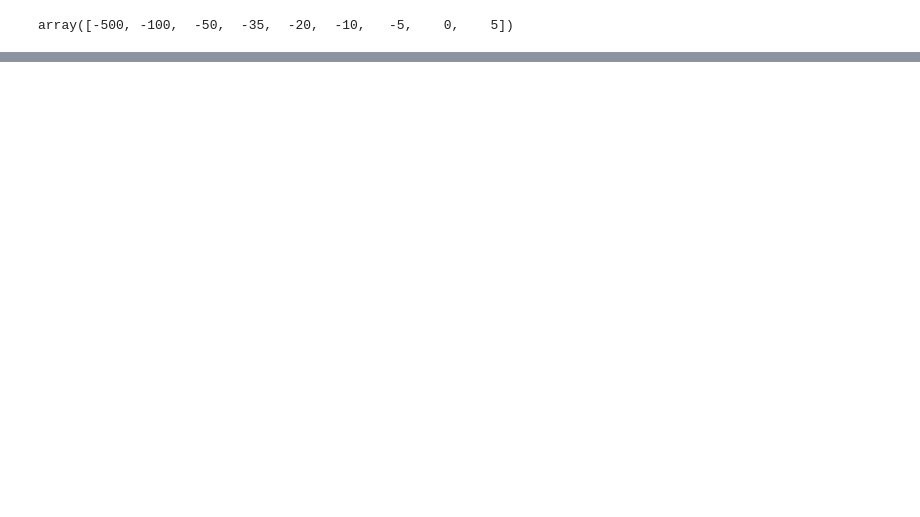
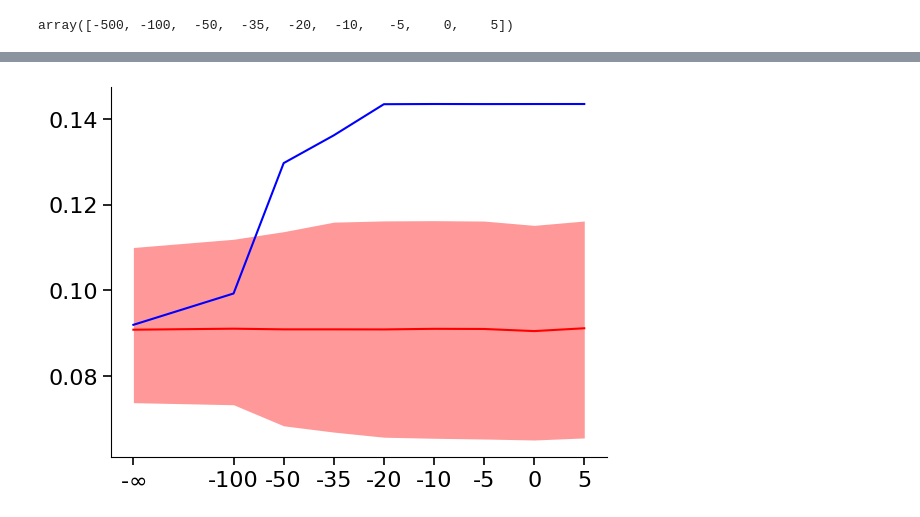
Before and after one commit to Ishita19801/multilaminar_sim, a Jupyter notebook: figures/plot_figure_02_snr.ipynb, the cells around one changed output, grey strips where cells are left out. Cells and saved outputs as stored; diff of their text form; code cells hidden in the pictures; blank space fills up the shorter version.

```diff
--- a/figures/plot_figure_02_snr.ipynb
+++ b/figures/plot_figure_02_snr.ipynb
@@ -359,13 +355,10 @@ for snr in snr_range:
     permuted_error = np.zeros(n_permutations)
     permuted_bias = np.zeros(n_permutations)
     for idx in range(n_permutations):
-        shuf_error = np.array([np.mean(shuffled_peak_error(i, ab=True) * layer_mpl[v_idx]) for v_idx, i in enumerate(matrices)])
-        shuf_error = np.mean(shuf_error, axis=-1)
-        permuted_error[idx] = shuf_error
-
-        shuf_bias = np.array([np.mean(shuffled_peak_error(i, ab=False) * layer_mpl[v_idx]) for v_idx, i in enumerate(matrices)])
-        shuf_bias = np.mean(shuf_bias, axis=-1)
-        permuted_bias[idx] = shuf_bias
+        v_idx=np.random.randint(len(matrices))
+        rand_mat=matrices[v_idx]
+        permuted_error[idx] = np.mean(shuffled_peak_error(rand_mat, ab=True) * layer_mpl[v_idx])
+        permuted_bias[idx] = np.mean(shuffled_peak_error(rand_mat, ab=False) * layer_mpl[v_idx])
 
     # Compute p-values
     p_value_error_mm = (np.sum(permuted_error < np.mean(error)) + 1) / (n_permutations + 1)
@@ -385,8 +378,8 @@ for snr in snr_range:
     bias_lines_mm.append(bias)
     error_res_mm.append([np.mean(error)] + error_95ci)
     bias_res_mm.append([np.mean(bias)] + bias_95ci)
-    shuf_error_res_mm.append([np.mean(shuf_error)] + error_95ci_shuf)
-    shuf_bias_res_mm.append([np.mean(shuf_bias)] + bias_95ci_shuf)
+    shuf_error_res_mm.append([np.mean(permuted_error)] + error_95ci_shuf)
+    shuf_bias_res_mm.append([np.mean(permuted_bias)] + bias_95ci_shuf)
     p_values_error_mm.append(p_value_error_mm)
     p_values_bias_mm.append(p_value_bias_mm)
     effect_sizes_error_mm.append(effect_size_error_mm)
@@ -544,0 +558,21 @@ array([-500, -100,  -50,  -35,  -20,  -10,   -5,    0,    5])
+# %%
+dds=np.zeros(len(snr_range))
+cwds=np.zeros(len(snr_range))
+for s_idx, snr in enumerate(snr_range):
+    matrices = np.array(snr_files.loc[snr_files.snr == snr].norm_matrix.values.tolist())
+    #matrices = np.array(annots_bin[snr])
+    mat=np.mean(matrices,axis=0)
+    dds[s_idx]=diagonal_dominance_score(mat)
+    cwds[s_idx]=contrast_weighted_diagonal_score(mat)
+# %%
+permuted_dds = np.zeros((len(snr_range), n_permutations))
+permuted_cwds = np.zeros((len(snr_range), n_permutations))
+for s_idx, snr in enumerate(snr_range):
+    matrices = np.array(snr_files.loc[snr_files.snr == snr].norm_matrix.values.tolist())
+    mat=np.mean(matrices,axis=0)
+    for idx in range(n_permutations):
+        permuted_dds[s_idx,idx] = diagonal_dominance_score(shuffle_mx(mat))
+        permuted_cwds[s_idx,idx] = contrast_weighted_diagonal_score(shuffle_mx(mat))
+# %%
+dds_95ci_shuf = [np.percentile(permuted_dds, 2.5, axis=-1), np.percentile(permuted_dds, 97.5, axis=-1)]
+cwds_95ci_shuf = [np.percentile(permuted_cwds, 2.5, axis=-1), np.percentile(permuted_cwds, 97.5, axis=-1)]
@@ -544,0 +612,10 @@ array([-500, -100,  -50,  -35,  -20,  -10,   -5,    0,    5])
+# %%
+plt.figure()
+ax=plt.subplot(1,1,1)
+ax.plot(snr_ix,dds,'b')
+ax.plot(snr_ix,np.mean(permuted_dds,axis=-1),'r')
+ax.fill_between(snr_ix, dds_95ci_shuf[0], dds_95ci_shuf[1], color='r', lw=0, alpha=0.4)
+ax.set_xticks(snr_ix)
+_=ax.set_xticklabels(tick_labels)
+# %% [output]
+[figure, added]
```
Also changed, not shown: parts of 9 cells of this notebook, 1 other file.
